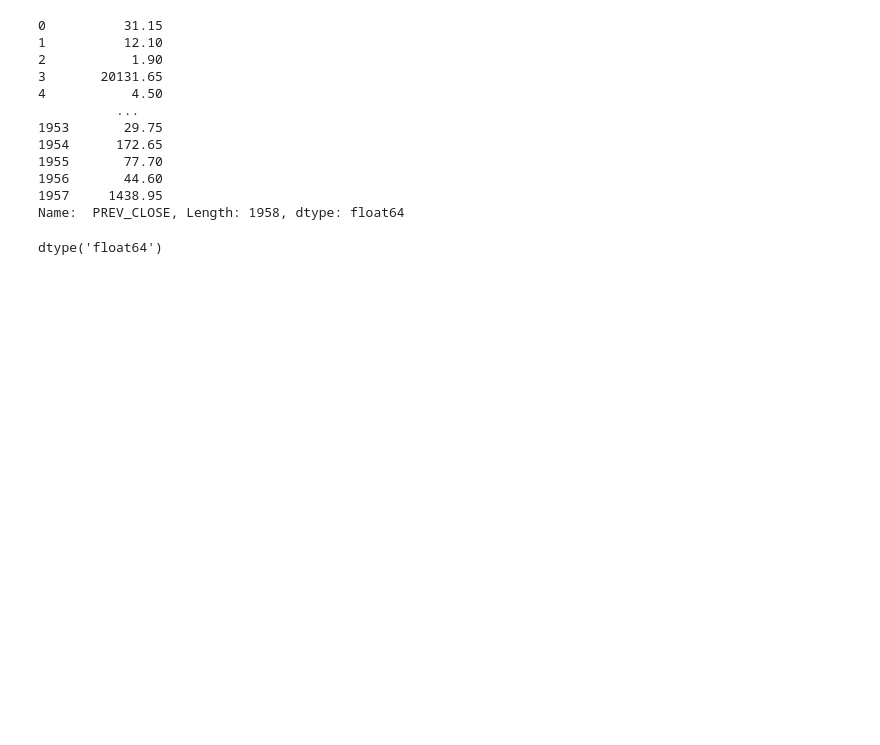
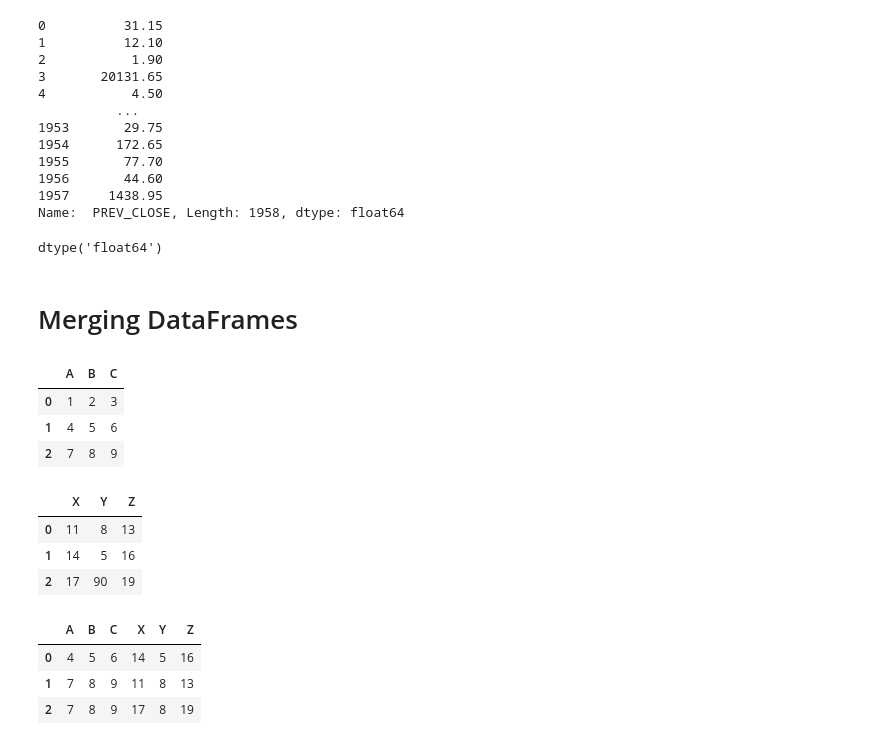
Before and after one commit to rahulgolani/Web-Application-To-Consume-Prediction-Models, a Jupyter notebook: Pandas Tut.ipynb, the cells around one changed output. Saved outputs shown, nothing was run; the diff lists cells and outputs as text; code cells hidden in the pictures; blank space fills up the shorter version.

Commit message:
Merging data frames

```diff
--- a/Pandas Tut.ipynb
+++ b/Pandas Tut.ipynb
@@ -158,3 +158,32 @@ Name:  PREV_CLOSE, Length: 1958, dtype: float64
 df[' PREV_CLOSE'].dtype
 # %% [output]
 dtype('float64')
+# %% [markdown]
+# Merging DataFrames
+# %%
+df1=pd.DataFrame([[1,2,3],[4,5,6],[7,8,9]],columns=['A','B','C'])
+# %%
+df1
+# %% [output]
+|  | A | B | C |
+| 0 | 1 | 2 | 3 |
+| 1 | 4 | 5 | 6 |
+| 2 | 7 | 8 | 9 |
+# %%
+df2=pd.DataFrame([[11,8,13],[14,5,16],[17,90,19]],columns=['X','Y','Z'])
+# %%
+df2
+# %% [output]
+|  | X | Y | Z |
+| 0 | 11 | 8 | 13 |
+| 1 | 14 | 5 | 16 |
+| 2 | 17 | 90 | 19 |
+# %%
+df3=pd.merge(df1,df2,right_on='Y',left_on='B')
+# %%
+df3
+# %% [output]
+|  | A | B | C | X | Y | Z |
+| 0 | 4 | 5 | 6 | 14 | 5 | 16 |
+| 1 | 7 | 8 | 9 | 11 | 8 | 13 |
+| 2 | 7 | 8 | 9 | 17 | 8 | 19 |
```
